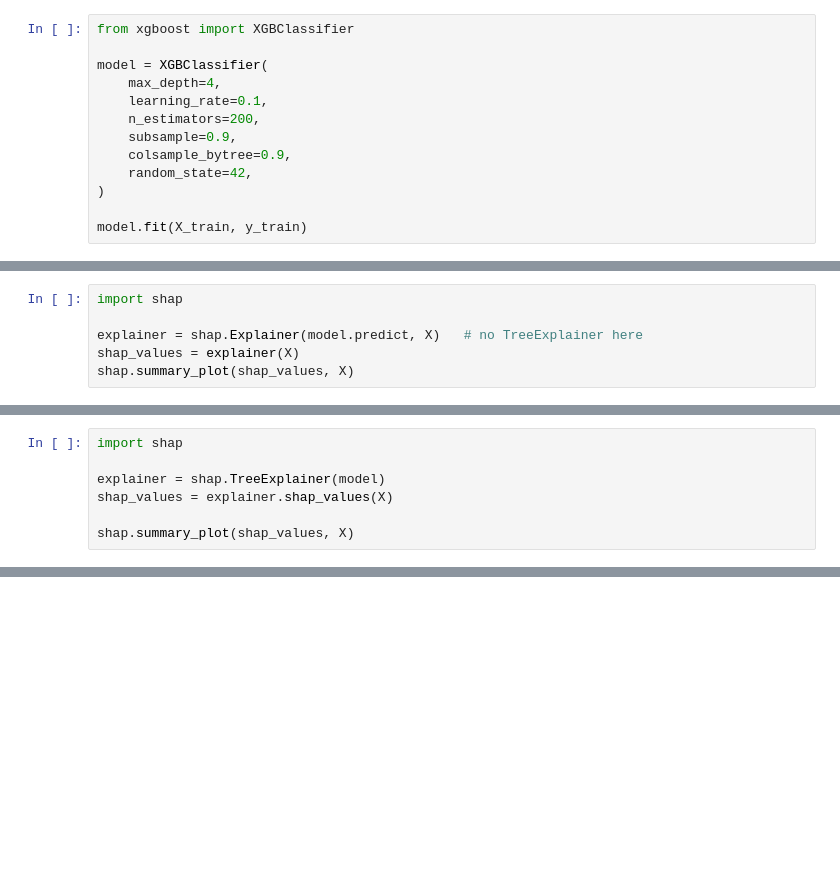
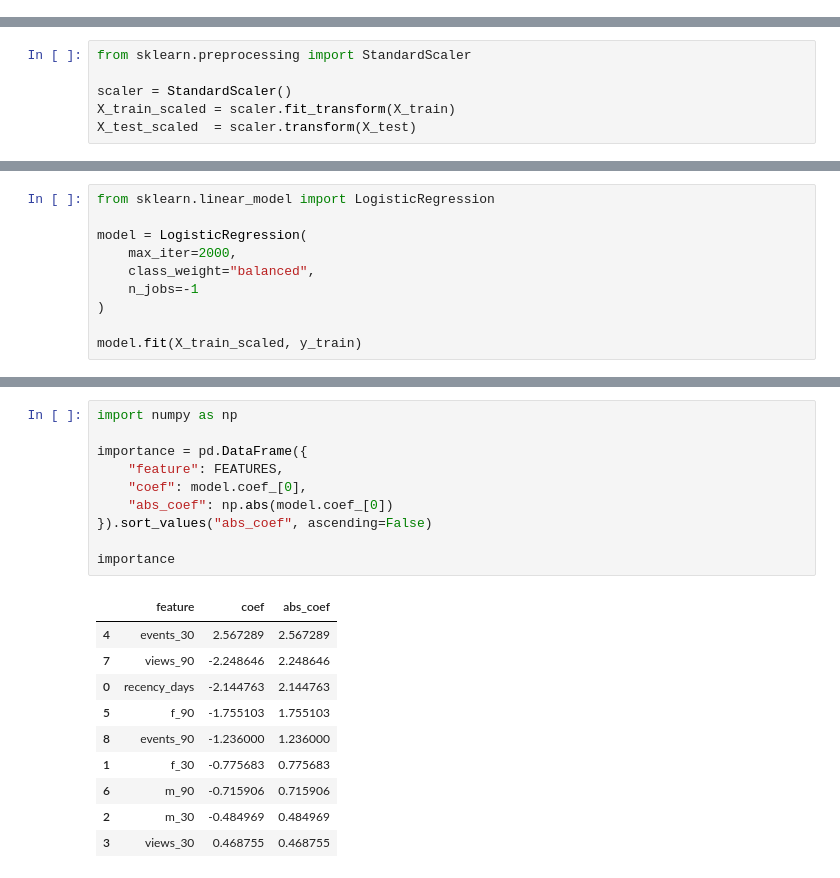
Before and after one commit to ArponKundu/hyper-personalized-customer-engine, a Jupyter notebook: notebooks/03_model_development.ipynb, the cells around one changed output, grey strips where cells are left out. Drawn from its saved outputs; the diff is of its cells as text; blank space fills up the shorter version.

```diff
--- a/notebooks/03_model_development.ipynb
+++ b/notebooks/03_model_development.ipynb
@@ -31,13 +50,0 @@ X_train, X_test, y_train, y_test = train_test_split(
-# %%
-from xgboost import XGBClassifier
-
-model = XGBClassifier(
-    max_depth=4,
-    learning_rate=0.1,
-    n_estimators=200,
-    subsample=0.9,
-    colsample_bytree=0.9,
-    random_state=42,
-)
-
-model.fit(X_train, y_train)
@@ -74,6 +51,6 @@ weighted avg       1.00      1.00      1.00     19836
 # %%
-import shap
+from sklearn.preprocessing import StandardScaler
 
-explainer = shap.Explainer(model.predict, X)   # no TreeExplainer here
-shap_values = explainer(X)
-shap.summary_plot(shap_values, X)
+scaler = StandardScaler()
+X_train_scaled = scaler.fit_transform(X_train)
+X_test_scaled  = scaler.transform(X_test)
@@ -82,8 +57,11 @@ shap.summary_plot(shap_values, X)
 # %%
-import shap
+from sklearn.linear_model import LogisticRegression
 
-explainer = shap.TreeExplainer(model)
-shap_values = explainer.shap_values(X)
+model = LogisticRegression(
+    max_iter=2000,
+    class_weight="balanced",
+    n_jobs=-1
+)
 
-shap.summary_plot(shap_values, X)
+model.fit(X_train_scaled, y_train)
 # %% [output]
@@ -104,0 +99,21 @@ df_predictions.to_sql(
+# %%
+import numpy as np
+
+importance = pd.DataFrame({
+    "feature": FEATURES,
+    "coef": model.coef_[0],
+    "abs_coef": np.abs(model.coef_[0])
+}).sort_values("abs_coef", ascending=False)
+
+importance
+# %% [output]
+|  | feature | coef | abs_coef |
+| 4 | events_30 | 2.567289 | 2.567289 |
+| 7 | views_90 | -2.248646 | 2.248646 |
+| 0 | recency_days | -2.144763 | 2.144763 |
+| 5 | f_90 | -1.755103 | 1.755103 |
+| 8 | events_90 | -1.236000 | 1.236000 |
+| 1 | f_30 | -0.775683 | 0.775683 |
+| 6 | m_90 | -0.715906 | 0.715906 |
+| 2 | m_30 | -0.484969 | 0.484969 |
+| 3 | views_30 | 0.468755 | 0.468755 |
```
Also changed, not shown: parts of 9 cells of this notebook, 9 other files.
